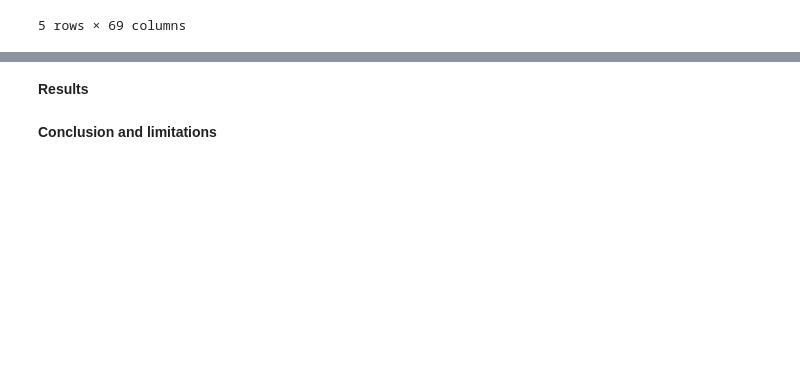
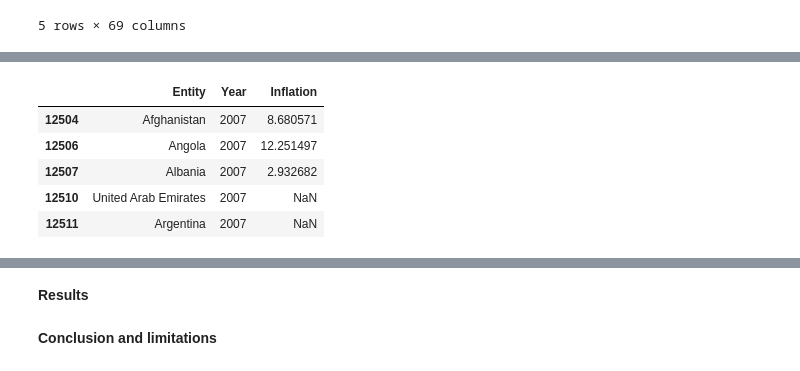
Before and after one commit to dt1930/ADI-2024, a Jupyter notebook: Week-2-Assignment.ipynb, the cells around one changed output, grey strips where cells are left out. Saved outputs shown, nothing was run; the diff lists cells and outputs as text; code cells hidden in the pictures; blank space fills up the shorter version.

```diff
--- a/Week-2-Assignment.ipynb
+++ b/Week-2-Assignment.ipynb
@@ -456,0 +501,11 @@ inflation_data.head()
+# %%
+filtered_inflation_long = inflation_long[inflation_long['Entity'].isin(merged_df['Entity'].unique())]
+filtered_inflation_long = filtered_inflation_long[filtered_inflation_long['Year'].isin(merged_df['Year'].unique())]
+filtered_inflation_long.head()
+# %% [output]
+|  | Entity | Year | Inflation |
+| 12504 | Afghanistan | 2007 | 8.680571 |
+| 12506 | Angola | 2007 | 12.251497 |
+| 12507 | Albania | 2007 | 2.932682 |
+| 12510 | United Arab Emirates | 2007 | NaN |
+| 12511 | Argentina | 2007 | NaN |
```
Also changed, not shown: parts of 8 cells of this notebook, 1 other file.
